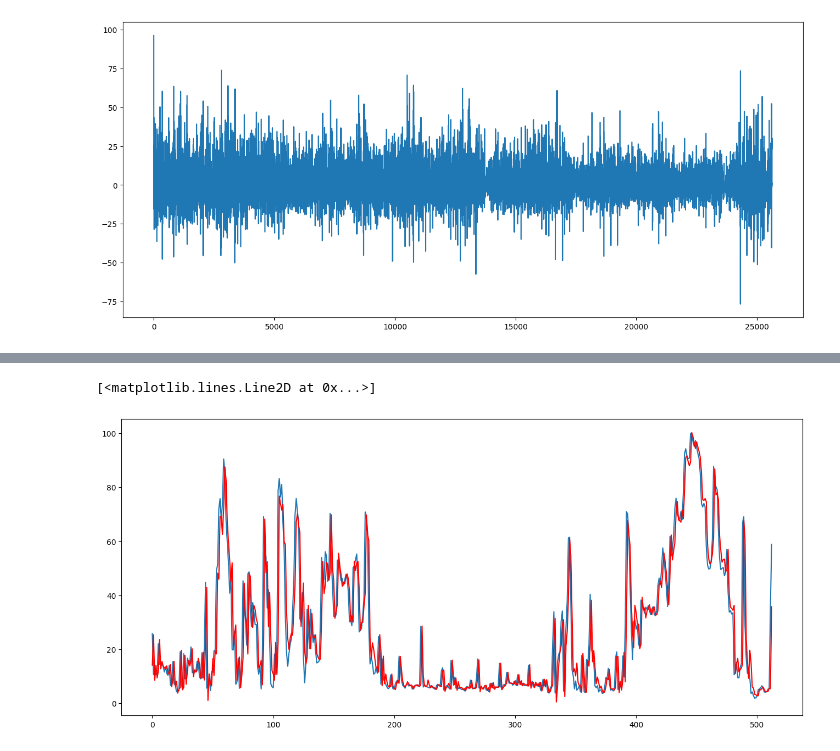
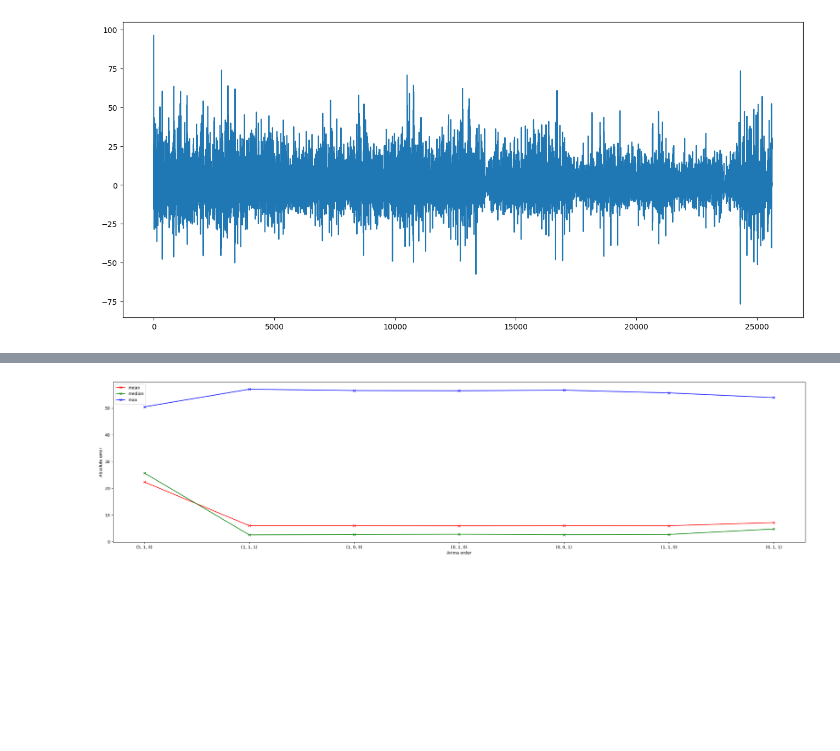
Before and after one commit to AlesKas/DIP, a Jupyter notebook: network_analytics_arima.ipynb, the cells around one changed output, grey strips where cells are left out. Drawn from its saved outputs; the diff is of its cells as text; code cells hidden in the pictures; blank space fills up the shorter version.

```diff
--- a/network_analytics_arima.ipynb
+++ b/network_analytics_arima.ipynb
@@ -81 +49,11 @@ max       39.623257
+# %%
+def absolute_error_statistics(original : np.array, predicted : np.array):
+    assert len(original) == len(predicted)
+    return np.absolute(original - predicted)
+# %%
+X = series.values
+size = int(len(X) * 0.98)
+dir = 'output/ARIMA_orders/'
+train, test = X[0:size], X[size:len(X)]
+test_orders = [(5,1,0), (1, 1, 1), (1, 0, 0), (0, 1, 0), (0, 0, 1), (1, 1, 0), (0, 1, 1)]
 # %%
@@ -116,7 +89,33 @@ Test RMSE: 9.809
-# %%
-plt.subplots(figsize=(16, 7))
-plt.plot(test)
-plt.plot(predictions, color='red')
-# %% [output]
-[<matplotlib.lines.Line2D at 0x...>]
-[figure, removed]
+# %%
+dataframes = {}
+
+for idx, file in enumerate(os.listdir(dir)):
+    full_file_name = dir + file
+    df = pd.read_csv(full_file_name)
+    dataframes[idx] = df[df.columns[1:]]['0'].values.tolist()
+
+described = pd.DataFrame(dataframes)
+described = described.describe()
+# %%
+mean = []
+fifty = []
+max_error = []
+
+for item in described.axes[1]:
+    mean.append(described[item]['mean'])
+    fifty.append(described[item]['50%'])
+    max_error.append(described[item]['max'])
+
+ticks = [str(elem) for elem in test_orders]
+
+plt.figure(figsize=(30,7))
+plt.plot(ticks, mean, color='r', label='mean', marker='x')
+plt.plot(ticks, fifty, color='g', label='median', marker='x')
+plt.plot(ticks, max_error, color='b', label='max', marker='x')
+plt.xticks(ticks)
+plt.xlabel('Arima order')
+plt.ylabel('Absolute error')
+plt.legend(loc='best')
+plt.show()
+# %% [output]
+[figure, added]
```
Also changed, not shown: parts of 8 cells of this notebook, 8 other files.
